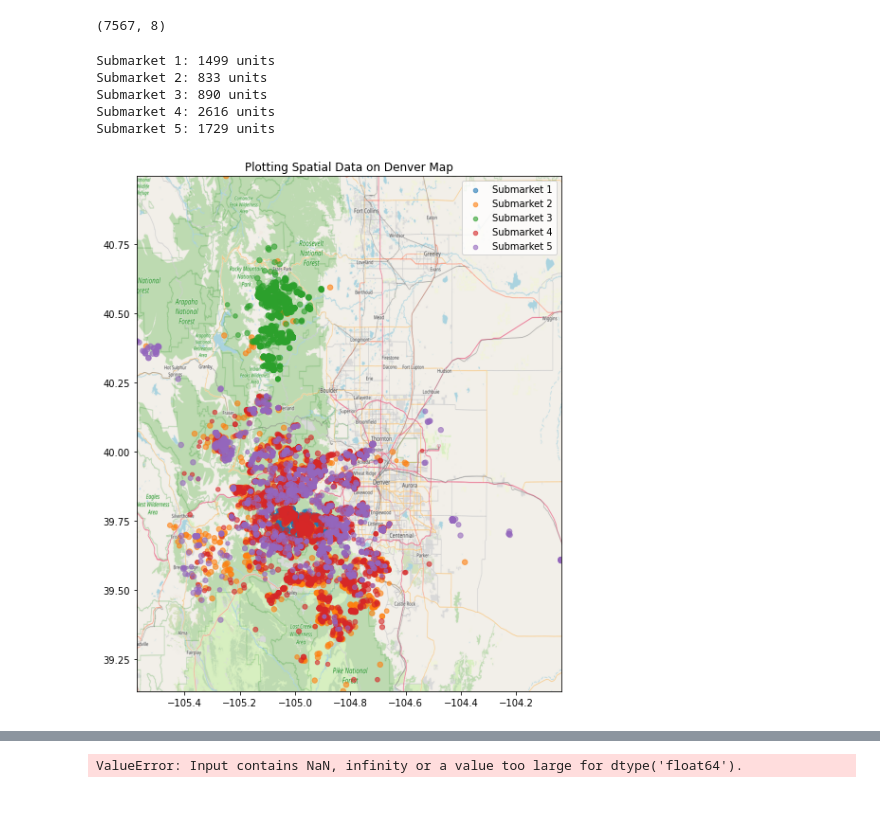
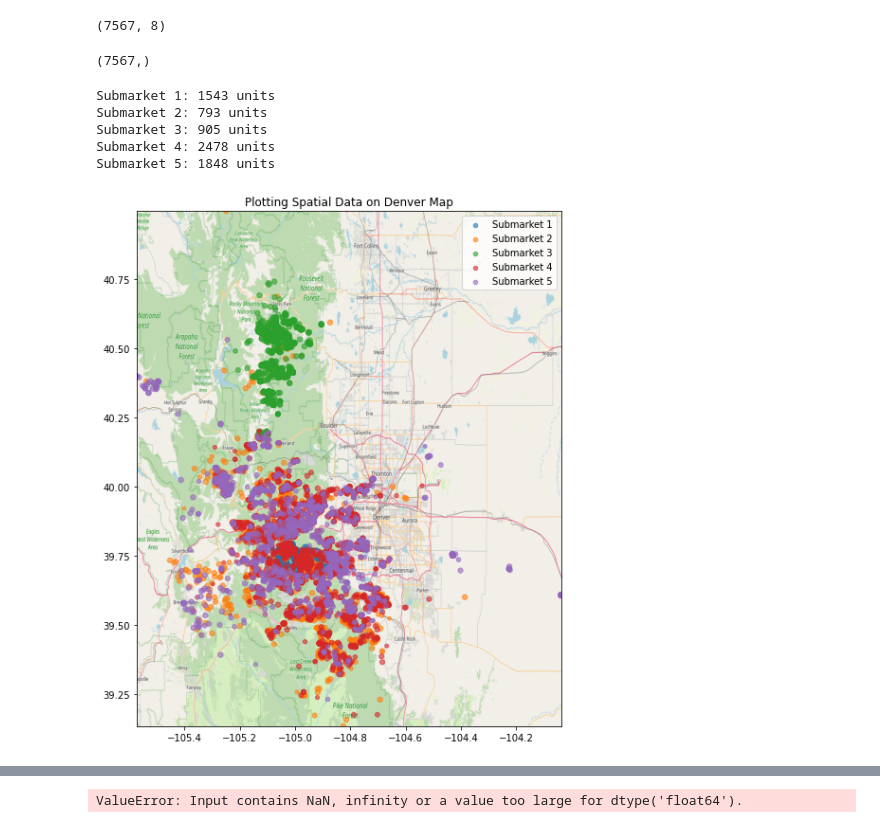
Before and after one commit to luunam/cs297_rex, a Jupyter notebook: notebooks/developed_model_em.ipynb, the cells around one changed output, grey strips where cells are left out. Drawn from its saved outputs; the diff is of its cells as text; code cells hidden in the pictures.

```diff
--- a/notebooks/developed_model_em.ipynb
+++ b/notebooks/developed_model_em.ipynb
@@ -106,19 +106,26 @@ X2, Y2 = X[listed_index], Y[listed_index][:,1]
 X2.shape
 # %% [output]
 (7567, 8)
+# %%
+Y2.shape
+# %% [output]
+(7567,)
 # %%
 K = 5 # Number of submarkets
 
-n_cont = 3 # Number of continuous attributes
+n_loc = 2 # Latitude and Longitude
+n_cont = 1 # Number of continuous attributes
 n_bool = 3 # Number of boolean attributes
 n_int = 2 # Number of integer attributes
 
 n_homes, n_features = X2.shape
-assert(n_cont + n_bool + n_int == n_features)
+assert(n_loc + n_cont + n_bool + n_int == n_features)
 
-X2_cont = X2[:,:n_cont]
-X2_bool = X2[:,n_cont:(n_cont+n_bool)]
-X2_int = X2[:,(n_cont+n_bool):]
+X2_loc = X2[:,:n_loc]
+X2_feat = X2[:,n_loc:]
+X2_cont = X2[:,n_loc:(n_loc+n_cont)]
+X2_bool = X2[:,(n_loc+n_cont):(n_loc+n_cont+n_bool)]
+X2_int = X2[:,(n_loc+n_cont+n_bool):]
 
 underflow_scaling = 1e10
 
@@ -128,15 +135,19 @@ init_clustering = KMeans(n_clusters=K, random_state=0).fit(X2)
 prior_var = 30
 reg = 1 # Regularization strength (inverse)
 
-mu_init = init_clustering.cluster_centers_[:,:n_cont]
+muloc_init = init_clustering.cluster_centers_[:,:n_loc]
+sigmaloc_init = np.array([prior_var*np.eye(n_loc) for _ in range(K)])
+mu_init = init_clustering.cluster_centers_[:,n_loc:(n_loc+n_cont)]
 sigma_init = np.array([prior_var*np.eye(n_cont) for _ in range(K)])
-p_init = init_clustering.cluster_centers_[:,n_cont:(n_cont+n_bool)]
-lam_init = init_clustering.cluster_centers_[:,(n_cont+n_bool):]
+p_init = init_clustering.cluster_centers_[:,(n_loc+n_cont):(n_loc+n_cont+n_bool)]
+lam_init = init_clustering.cluster_centers_[:,(n_loc+n_cont+n_bool):]
 pi_init = np.ones(K)/K
-f_init = [LogisticRegression(C=reg).fit(X2,Y2) for _ in range(K)]
+f_init = [LogisticRegression(C=reg).fit(X2_feat,Y2) for _ in range(K)]
 
 # EM Implementation
 
+muloc = muloc_init
+sigmaloc = sigmaloc_init
 mu = mu_init
 sigma = sigma_init
 p = p_init
@@ -144,8 +155,8 @@ lam = lam_init
 pi = pi_init
 f = f_init
 
-max_iter = 5000
-store_freq = 100
+max_iter = 1000
+store_freq = 1000
 
 params = {int(i*store_freq): {} for i in range(int(max_iter/store_freq)+1)}
 
@@ -154,10 +165,11 @@ for i in tqdm(range(max_iter),desc='Fitting...'):
     # E-step
 
     r_unnormalized = np.array([(underflow_scaling * pi[k] *
+                                sp.stats.multivariate_normal(mean=muloc[k],cov=sigmaloc[k]).pdf(X2_loc) *
                                 sp.stats.multivariate_normal(mean=mu[k],cov=sigma[k]).pdf(X2_cont) *
                                 sp.stats.bernoulli(p[k]).pmf(X2_bool).prod(axis=1) *
                                 sp.stats.poisson(lam[k]).pmf(X2_int).prod(axis=1) *
-                                sp.stats.bernoulli(f[k].predict_proba(X2)[:,1]).pmf(Y2))
+                                sp.stats.bernoulli(f[k].predict_proba(X2_feat)[:,1]).pmf(Y2))
                                for k in range(K)]).T
     r_unnormalized[np.where(~r_unnormalized.any(axis=1))[0]] = 1/K
     r = r_unnormalized / r_unnormalized.sum(axis=1).reshape((-1,1))
@@ -174,11 +186,12 @@ for i in tqdm(range(max_iter),desc='Fitting...'):
 
     f = [LogisticRegression(C=reg,
                             max_iter=1000,
-                            class_weight='balanced').fit(X2,Y2,sample_weight=r[:,k]) for k in range(K)]
+                            class_weight='balanced').fit(X2_feat,Y2,sample_weight=r[:,k]) for k in range(K)]
     pi = r.sum(axis=0)/n_homes
     means = np.array([np.array([r[n,k]*X2[n] for n in range(n_homes)]).sum(axis=0) for k in range(K)]) / r.sum(axis=0).reshape((-1,1))
-    mu, p, lam = means[:,:n_cont], means[:,n_cont:(n_cont+n_bool)], means[:,(n_cont+n_bool):]
+    muloc, mu, p, lam = means[:,:n_loc], means[:,n_loc:(n_loc+n_cont)], means[:,(n_loc+n_cont):(n_loc+n_cont+n_bool)], means[:,(n_loc+n_cont+n_bool):]
     sigma = np.array([np.array([r[n,k]*np.matmul((X2_cont[n]-mu[k]).reshape((-1,1)),(X2_cont[n]-mu[k]).reshape((1,-1))) for n in range(n_homes)]).sum(axis=0) for k in range(K)])  / r.sum(axis=0).reshape((-1,1,1))
+    sigmaloc = np.array([np.array([r[n,k]*np.matmul((X2_loc[n]-muloc[k]).reshape((-1,1)),(X2_loc[n]-muloc[k]).reshape((1,-1))) for n in range(n_homes)]).sum(axis=0) for k in range(K)])  / r.sum(axis=0).reshape((-1,1,1))
 
 params[max_iter] = {'mu': mu,
                     'sigma': sigma,
@@ -188,10 +201,11 @@ params[max_iter] = {'mu': mu,
                     'f': f}
 
 r_unnormalized = np.array([(underflow_scaling * pi[k] *
+                            sp.stats.multivariate_normal(mean=muloc[k],cov=sigmaloc[k]).pdf(X2_loc) *
                             sp.stats.multivariate_normal(mean=mu[k],cov=sigma[k]).pdf(X2_cont) *
                             sp.stats.bernoulli(p[k]).pmf(X2_bool).prod(axis=1) *
                             sp.stats.poisson(lam[k]).pmf(X2_int).prod(axis=1) *
-                            sp.stats.bernoulli(f[k].predict_proba(X2)[:,1]).pmf(Y2))
+                            sp.stats.bernoulli(f[k].predict_proba(X2_feat)[:,1]).pmf(Y2))
                             for k in range(K)]).T
 r_unnormalized[np.where(~r_unnormalized.any(axis=1))[0]] = 1/K
 r = r_unnormalized / r_unnormalized.sum(axis=1).reshape((-1,1))
@@ -199,37 +213,37 @@ r = r_unnormalized / r_unnormalized.sum(axis=1).reshape((-1,1))
 submarket_5 = np.argmax(r,axis=1)
 # %%
 for k in range(K):
-    print('Submarket {}: {} units'.format(k+1, sum(submarket == k)))
+    print('Submarket {}: {} units'.format(k+1, sum(submarket_5 == k)))
 # %% [output]
-Submarket 1: 1499 units
-Submarket 2: 833 units
-Submarket 3: 890 units
-Submarket 4: 2616 units
-Submarket 5: 1729 units
+Submarket 1: 1543 units
+Submarket 2: 793 units
+Submarket 3: 905 units
+Submarket 4: 2478 units
+Submarket 5: 1848 units
 # %%
 denver = plt.imread('maps/denver_map.png')
-X_sub = [df_2019Q2[submarket == k] for k in range(K)]
+X_sub = [df_2019Q2[submarket_5 == k] for k in range(K)]
 BBox = (df_2019Q2.longitude.min(), df_2019Q2.longitude.max(),
         df_2019Q2.latitude.min(), df_2019Q2.latitude.max())
 
 fig, ax = plt.subplots(figsize = (12,10))
 
 my_cmap = plt.cm.YlOrBr
 my_cmap.set_under('w',1)
 
 s_scale = 30
 
 for k in range(K):
-    ax.scatter(X_sub[k].longitude, X_sub[k].latitude, alpha= 0.6, s=s_scale * r[submarket == k,k], cmap=my_cmap, label='Submarket {}'.format(k+1))
+    ax.scatter(X_sub[k].longitude, X_sub[k].latitude, alpha= 0.6, s=s_scale * r[submarket_5 == k,k], cmap=my_cmap, label='Submarket {}'.format(k+1))
 ax.set_title('Plotting Spatial Data on Denver Map')
 ax.set_xlim(BBox[0],BBox[1])
 ax.set_ylim(BBox[2],BBox[3])
 ax.legend()
 ax.imshow(denver, zorder=0, extent = BBox, aspect= 'equal')
 
 plt.show()
 # %% [output]
-[figure, old version]
+[figure, new version]
 # %%
 def submarket_em(sub,K):
 
```
Also changed, not shown: parts of 1 cell of this notebook, 6 other files.
